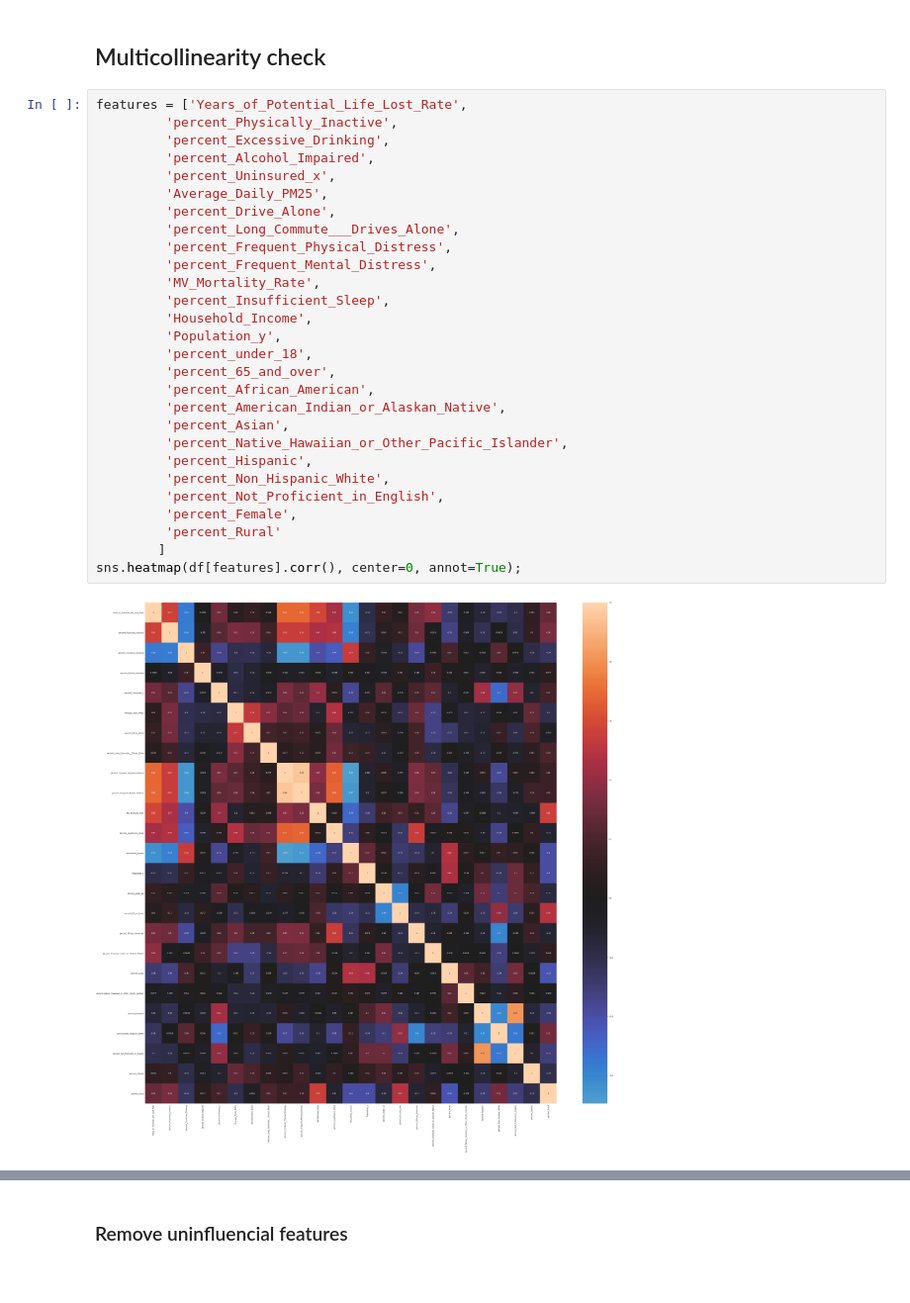
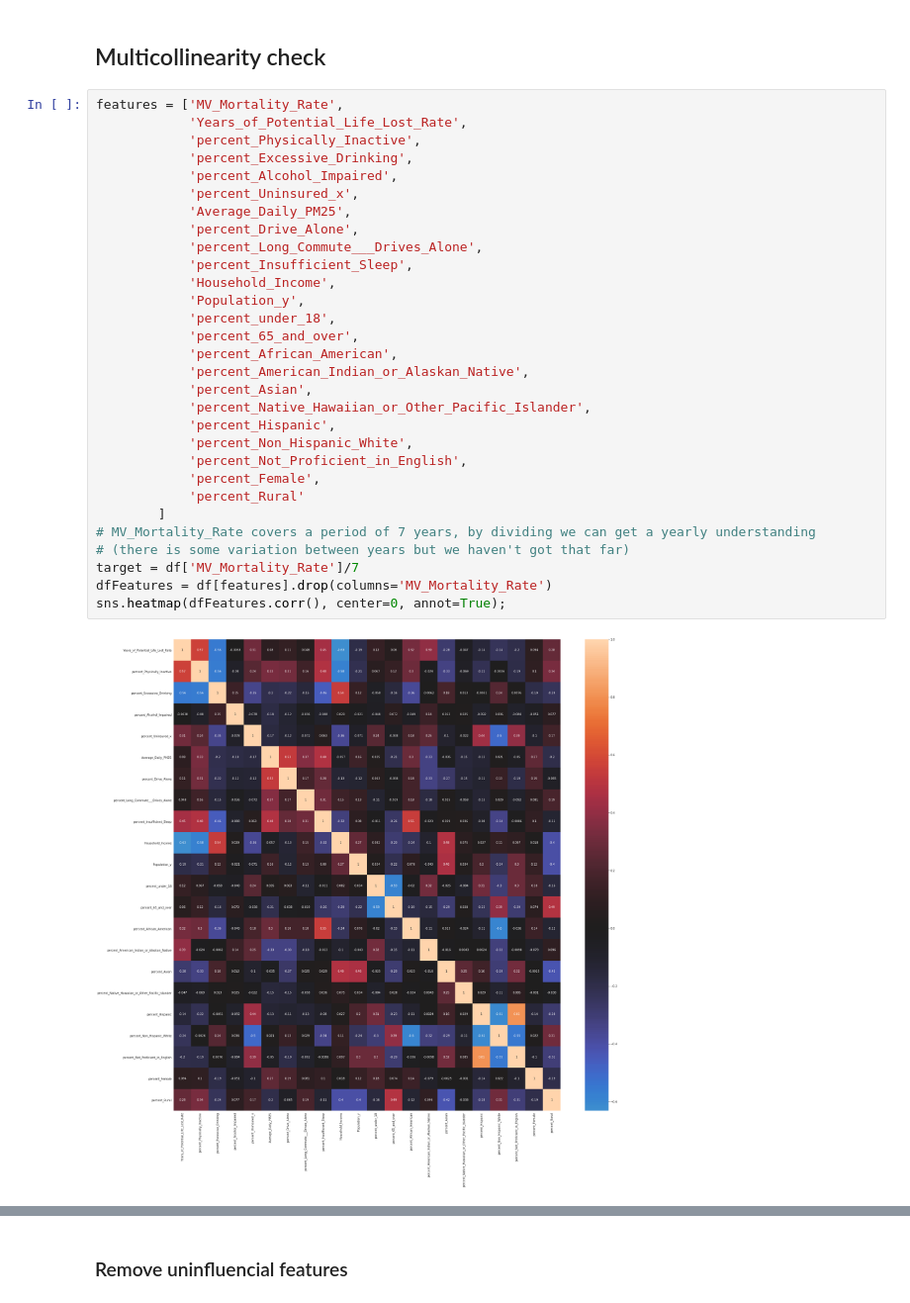
Before and after one commit to aghilissen/Mod_4_Project, a Jupyter notebook: AG.ipynb, the cells around one changed output, grey strips where cells are left out. Shown at 99% size. Cells and saved outputs as stored; diff of their text form.

```diff
--- a/AG.ipynb
+++ b/AG.ipynb
@@ -21,32 +46,34 @@ df.set_index('FIPS');
 # %% [markdown]
 ## Multicollinearity check
 # %%
-features = ['Years_of_Potential_Life_Lost_Rate',
-         'percent_Physically_Inactive',
-         'percent_Excessive_Drinking',
-         'percent_Alcohol_Impaired',
-         'percent_Uninsured_x',
-         'Average_Daily_PM25',
-         'percent_Drive_Alone',
-         'percent_Long_Commute___Drives_Alone',
-         'percent_Frequent_Physical_Distress',
-         'percent_Frequent_Mental_Distress',
-         'MV_Mortality_Rate',
-         'percent_Insufficient_Sleep',
-         'Household_Income',
-         'Population_y',
-         'percent_under_18',
-         'percent_65_and_over',
-         'percent_African_American',
-         'percent_American_Indian_or_Alaskan_Native',
-         'percent_Asian',
-         'percent_Native_Hawaiian_or_Other_Pacific_Islander',
-         'percent_Hispanic',
-         'percent_Non_Hispanic_White',
-         'percent_Not_Proficient_in_English',
-         'percent_Female',
-         'percent_Rural'
+features = ['MV_Mortality_Rate',
+            'Years_of_Potential_Life_Lost_Rate',
+            'percent_Physically_Inactive',
+            'percent_Excessive_Drinking',
+            'percent_Alcohol_Impaired',
+            'percent_Uninsured_x',
+            'Average_Daily_PM25',
+            'percent_Drive_Alone',
+            'percent_Long_Commute___Drives_Alone',
+            'percent_Insufficient_Sleep',
+            'Household_Income',
+            'Population_y',
+            'percent_under_18',
+            'percent_65_and_over',
+            'percent_African_American',
+            'percent_American_Indian_or_Alaskan_Native',
+            'percent_Asian',
+            'percent_Native_Hawaiian_or_Other_Pacific_Islander',
+            'percent_Hispanic',
+            'percent_Non_Hispanic_White',
+            'percent_Not_Proficient_in_English',
+            'percent_Female',
+            'percent_Rural'
         ]
-sns.heatmap(df[features].corr(), center=0, annot=True);
+# MV_Mortality_Rate covers a period of 7 years, by dividing we can get a yearly understanding
+# (there is some variation between years but we haven't got that far)
+target = df['MV_Mortality_Rate']/7
+dfFeatures = df[features].drop(columns='MV_Mortality_Rate')
+sns.heatmap(dfFeatures.corr(), center=0, annot=True);
 # %% [output]
-[figure, old version]
+[figure, new version]
```
Also changed, not shown: parts of 42 cells of this notebook.
